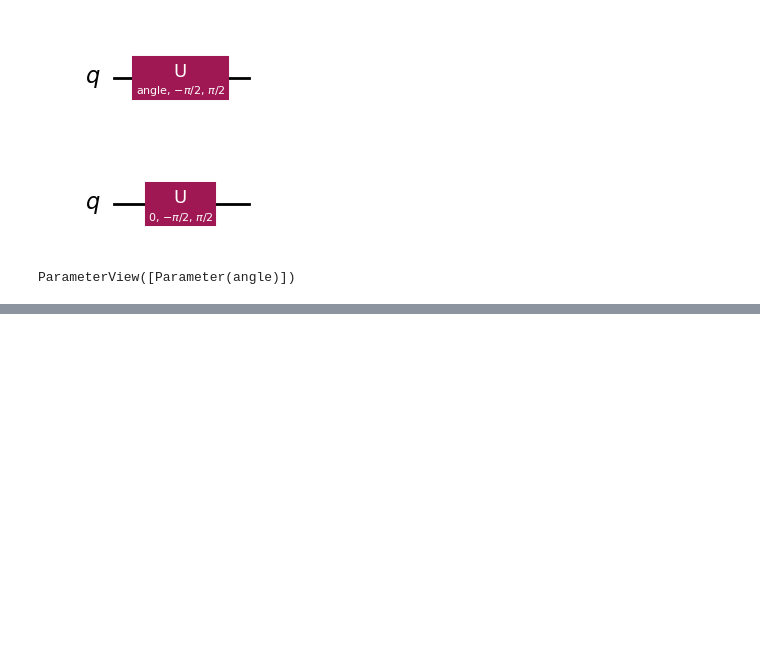
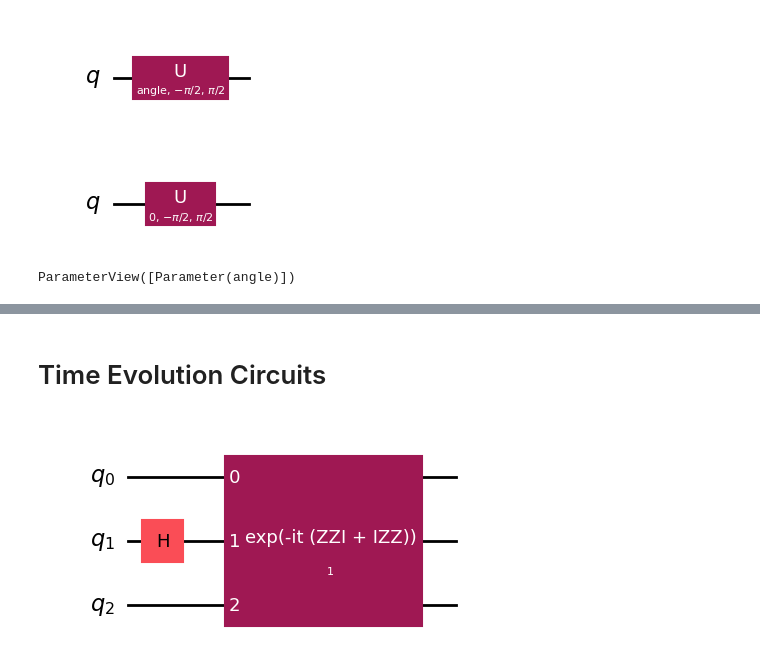
Before and after one commit to abiros123/Quantum-Computing-Projects-Resources, a Jupyter notebook: QC Summer School Resources/Qiskit Exercises.ipynb, the cells around one changed output, grey strips where cells are left out. Cells and saved outputs as stored; diff of their text form; code cells hidden in the pictures; blank space fills up the shorter version.

```diff
--- a/QC Summer School Resources/Qiskit Exercises.ipynb
+++ b/QC Summer School Resources/Qiskit Exercises.ipynb
@@ -93,0 +132,21 @@ ParameterView([Parameter(angle)])
+# %% [markdown]
+# Time Evolution Circuits
+# %%
+from qiskit.circuit.library import PauliEvolutionGate
+from qiskit.circuit import QuantumCircuit
+from qiskit.quantum_info import SparsePauliOp
+
+
+# Prepare an initial state with a Hamadard on the middle qubit
+state = QuantumCircuit(3)
+state.h(1)
+
+hamiltonian = SparsePauliOp(["ZZI", "IZZ"])
+evolution = PauliEvolutionGate(hamiltonian, time=1)
+
+# Evolve state by appending the evolution gate
+state.compose(evolution, inplace=True)
+
+state.draw('mpl')
+# %% [output]
+[figure, added]
```
Also changed, not shown: parts of 9 cells of this notebook.
